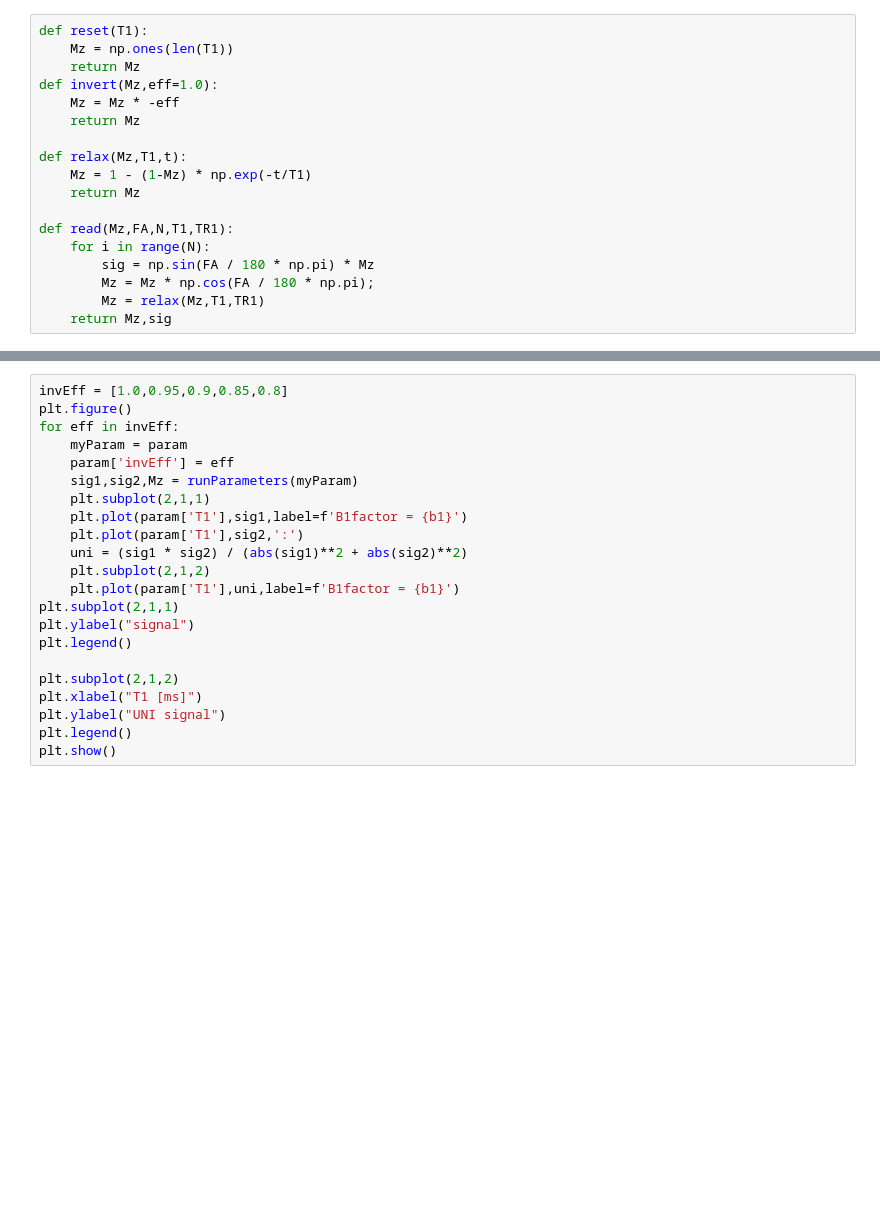
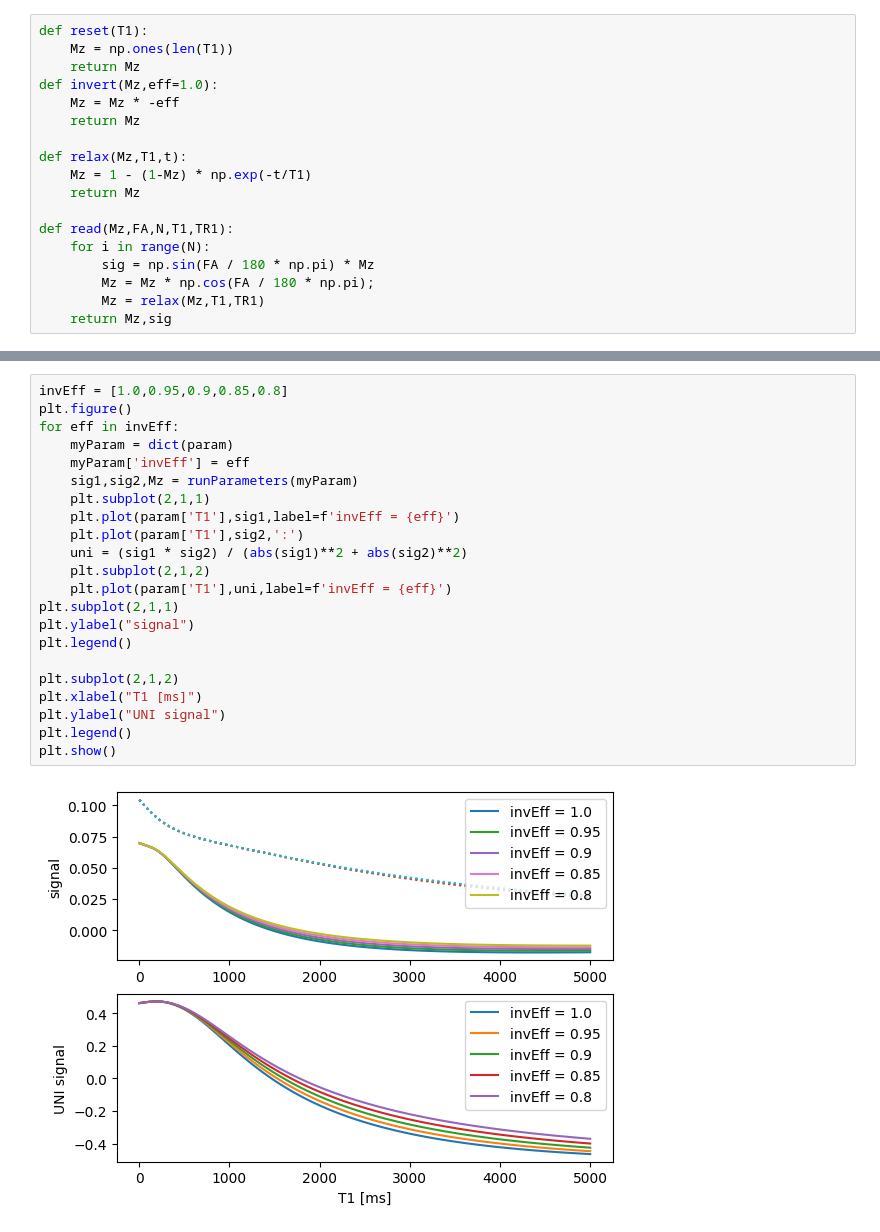
Before and after one commit to dabosch/MRI-Helpers, a Jupyter notebook: sim_MP2RAGE.ipynb, the cells around one changed output, grey strips where cells are left out. Drawn from its saved outputs; the diff is of its cells as text; blank space fills up the shorter version.

```diff
--- a/sim_MP2RAGE.ipynb
+++ b/sim_MP2RAGE.ipynb
@@ -107,22 +109,24 @@ plt.show()
 # %%
 invEff = [1.0,0.95,0.9,0.85,0.8]
 plt.figure()
 for eff in invEff:
-    myParam = param
-    param['invEff'] = eff
+    myParam = dict(param)
+    myParam['invEff'] = eff
     sig1,sig2,Mz = runParameters(myParam)
     plt.subplot(2,1,1)
-    plt.plot(param['T1'],sig1,label=f'B1factor = {b1}')
+    plt.plot(param['T1'],sig1,label=f'invEff = {eff}')
     plt.plot(param['T1'],sig2,':')
     uni = (sig1 * sig2) / (abs(sig1)**2 + abs(sig2)**2)
     plt.subplot(2,1,2)
-    plt.plot(param['T1'],uni,label=f'B1factor = {b1}')
+    plt.plot(param['T1'],uni,label=f'invEff = {eff}')
 plt.subplot(2,1,1)
 plt.ylabel("signal")
 plt.legend()
 
 plt.subplot(2,1,2)
 plt.xlabel("T1 [ms]")
 plt.ylabel("UNI signal")
 plt.legend()
 plt.show()
+# %% [output]
+[figure, added]
```
Also changed, not shown: parts of 9 cells of this notebook.
